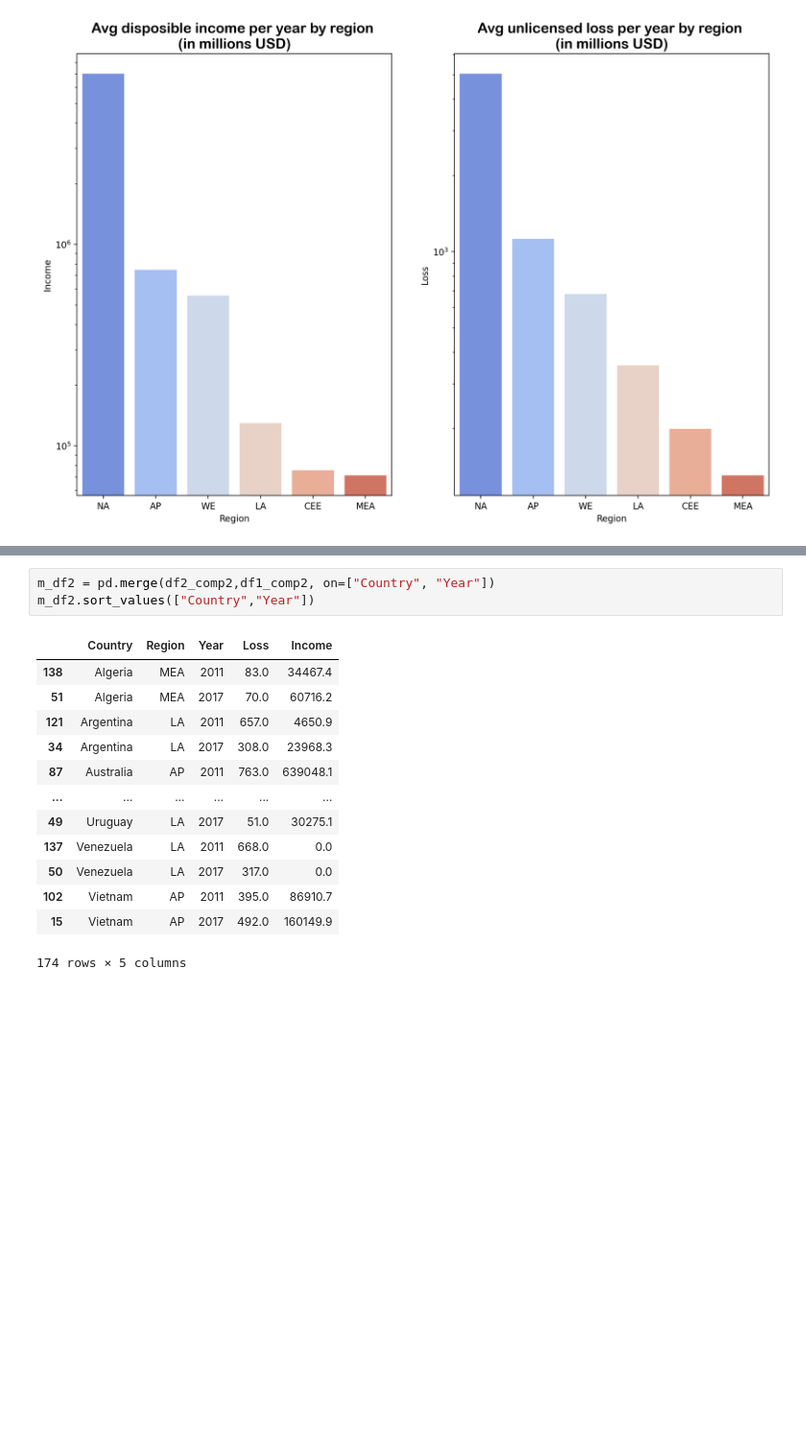
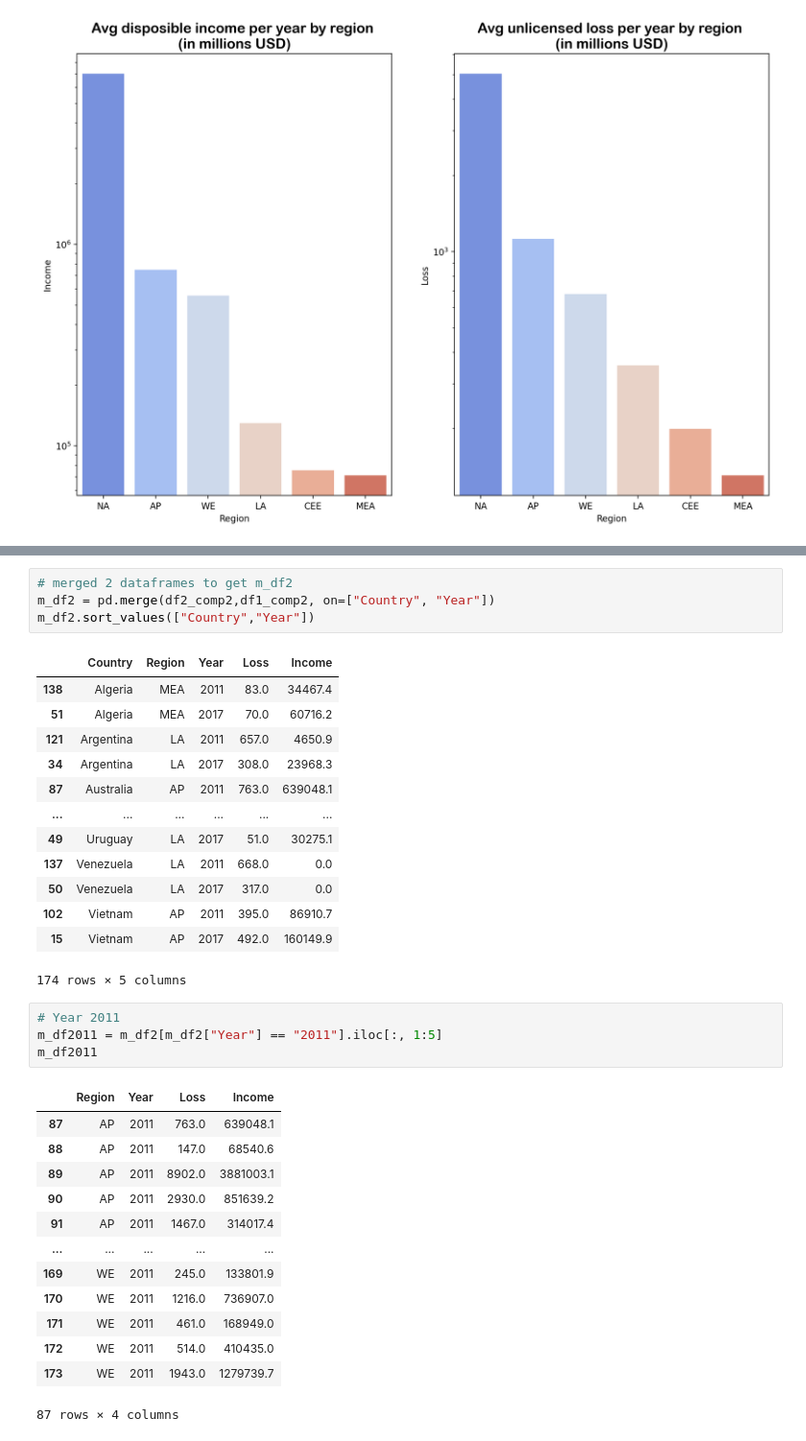
Before and after one commit to purachai-phonwisut/machine_learning_project, a Jupyter notebook: Com.ipynb, the cells around one changed output, grey strips where cells are left out. Shown: that part at 96% size. Cells and saved outputs as stored; diff of their text form; blank space fills up the shorter version.

```diff
--- a/Com.ipynb
+++ b/Com.ipynb
@@ -215,6 +226,7 @@ df2_comp2.sort_values(["Country","Year"])
 | 90 | Zimbabwe | MEA | 2017 | 7.0 |
 232 rows × 4 columns
 # %%
+# merged 2 dataframes to get m_df2
 m_df2 = pd.merge(df2_comp2,df1_comp2, on=["Country", "Year"])
 m_df2.sort_values(["Country","Year"])
 # %% [output]
@@ -231,3 +243,21 @@ m_df2.sort_values(["Country","Year"])
 | 102 | Vietnam | AP | 2011 | 395.0 | 86910.7 |
 | 15 | Vietnam | AP | 2017 | 492.0 | 160149.9 |
 174 rows × 5 columns
+# %%
+# Year 2011
+m_df2011 = m_df2[m_df2["Year"] == "2011"].iloc[:, 1:5]
+m_df2011
+# %% [output]
+|  | Region | Year | Loss | Income |
+| 87 | AP | 2011 | 763.0 | 639048.1 |
+| 88 | AP | 2011 | 147.0 | 68540.6 |
+| 89 | AP | 2011 | 8902.0 | 3881003.1 |
+| 90 | AP | 2011 | 2930.0 | 851639.2 |
+| 91 | AP | 2011 | 1467.0 | 314017.4 |
+| ... | ... | ... | ... | ... |
+| 169 | WE | 2011 | 245.0 | 133801.9 |
+| 170 | WE | 2011 | 1216.0 | 736907.0 |
+| 171 | WE | 2011 | 461.0 | 168949.0 |
+| 172 | WE | 2011 | 514.0 | 410435.0 |
+| 173 | WE | 2011 | 1943.0 | 1279739.7 |
+87 rows × 4 columns
```
Also changed, not shown: parts of 15 cells of this notebook.
